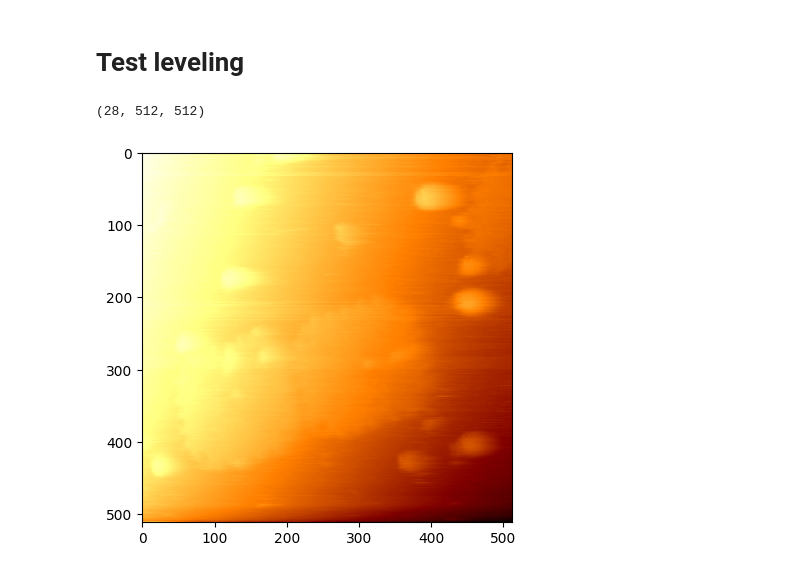
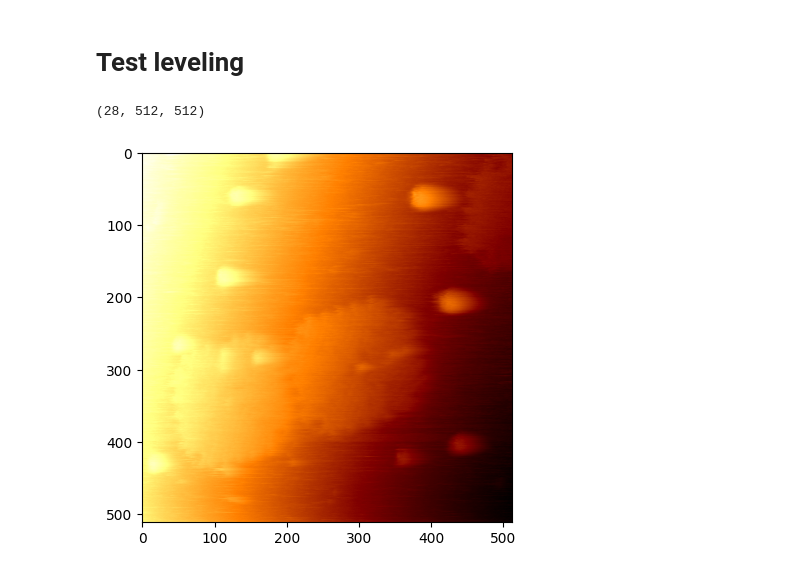
Before and after one commit to Wang-1971/Python-Nanolocz-Library, a Jupyter notebook: notebooks/Test pnanolocz-lib.ipynb, the cells around one changed output. Cells and saved outputs as stored; diff of their text form; code cells hidden in the pictures.

```diff
--- a/notebooks/Test pnanolocz-lib.ipynb
+++ b/notebooks/Test pnanolocz-lib.ipynb
@@ -7,11 +7,11 @@ afm_stack = load_afm_stack(data_path, channel = "height_trace")
 # %%
 from matplotlib import pyplot as plt
 
-plt.imshow(afm_stack[0], cmap="afmhot")
+plt.imshow(afm_stack[5], cmap="afmhot")
 print(afm_stack.data.shape)
 # %% [output]
 (28, 512, 512)
-[figure, old version]
+[figure, new version]
 # %%
 from pnanolocz_lib import level_auto, level
 
```
Also changed, not shown: parts of 13 cells of this notebook, 4 other files.
